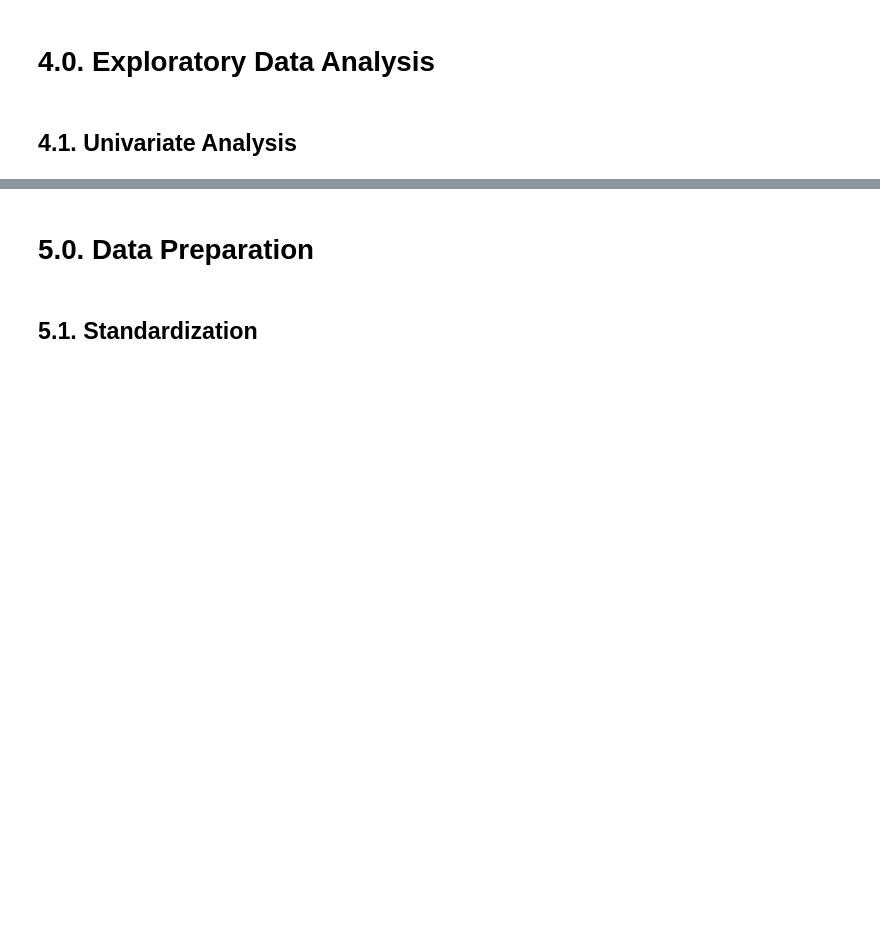
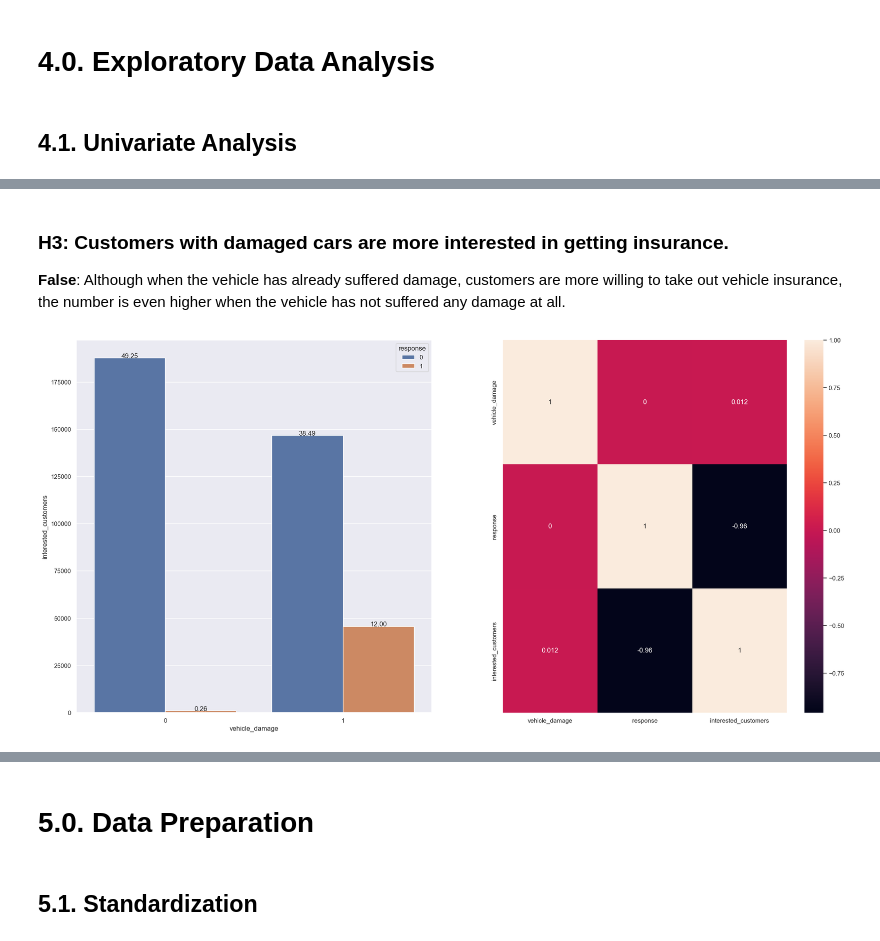
Before and after one commit to pgdemiranda/health_insurance-cs, a Jupyter notebook: notebooks/1.0.pgdm.health_insurance_cs.ipynb, the cells around one changed output, grey strips where cells are left out. Saved outputs shown, nothing was run; the diff lists cells and outputs as text; code cells hidden in the pictures; blank space fills up the shorter version.

```diff
--- a/notebooks/1.0.pgdm.health_insurance_cs.ipynb
+++ b/notebooks/1.0.pgdm.health_insurance_cs.ipynb
@@ -250,0 +327,15 @@ sns.histplot(aux10)
+# %% [markdown]
+### **H3:** Customers with damaged cars are more interested in getting insurance.
+**False**: Although when the vehicle has already suffered damage, customers are more willing to take out vehicle insurance, the number is even higher when the vehicle has not suffered any damage at all.
+# %%
+plt.subplot(1, 2, 1)
+aux14 = df4[['vehicle_damage','response']].groupby(['vehicle_damage','response']).size().reset_index().rename(columns={0:'interested_customers'})
+ax = sns.barplot(x = 'vehicle_damage', y = 'interested_customers', hue = 'response', data = aux14)
+
+plt.subplot(1, 2, 2)
+sns.heatmap(aux14.corr(method = 'pearson'), annot= True);
+
+total = sum(aux14['interested_customers'])
+percentage(ax, total);
+# %% [output]
+[figure, added]
```
Also changed, not shown: parts of 40 cells of this notebook, 2 other files.
